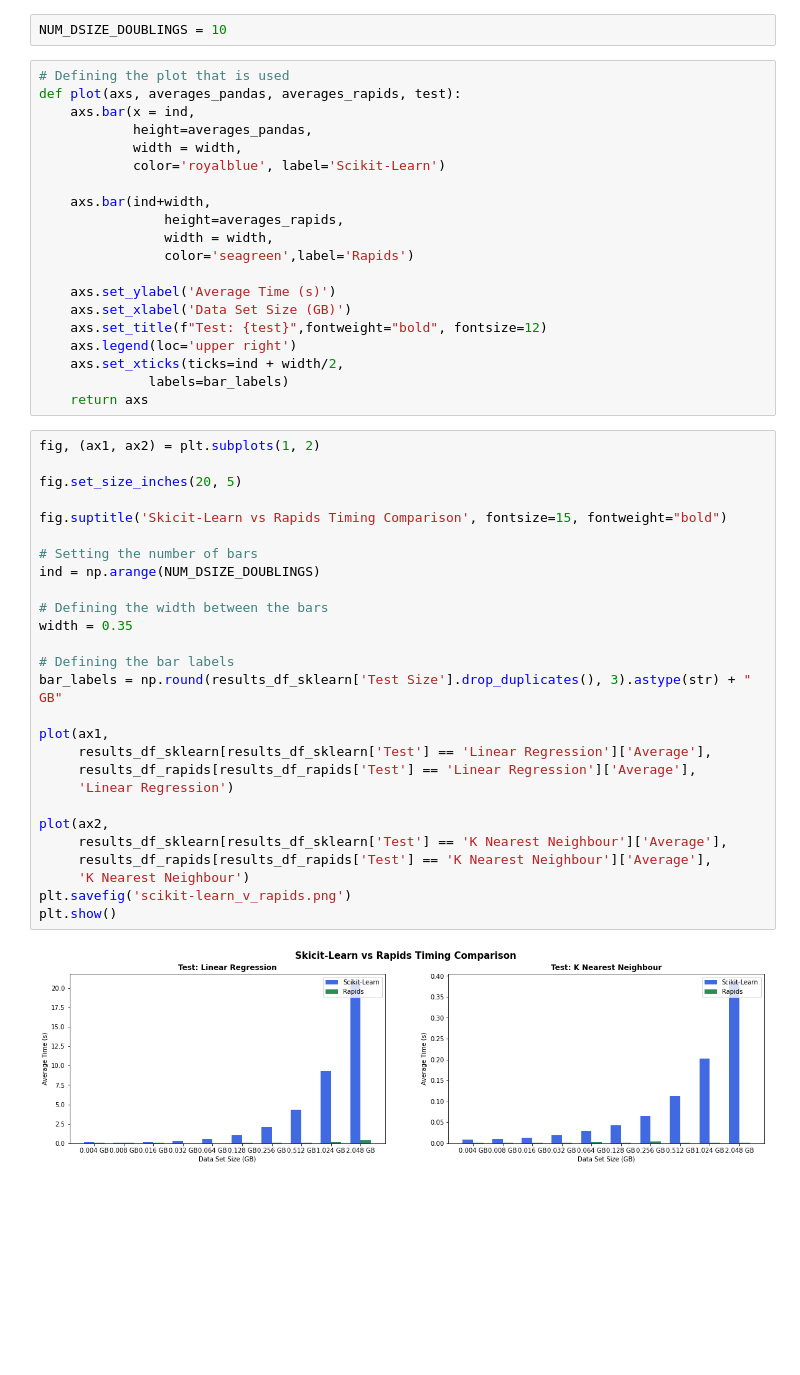
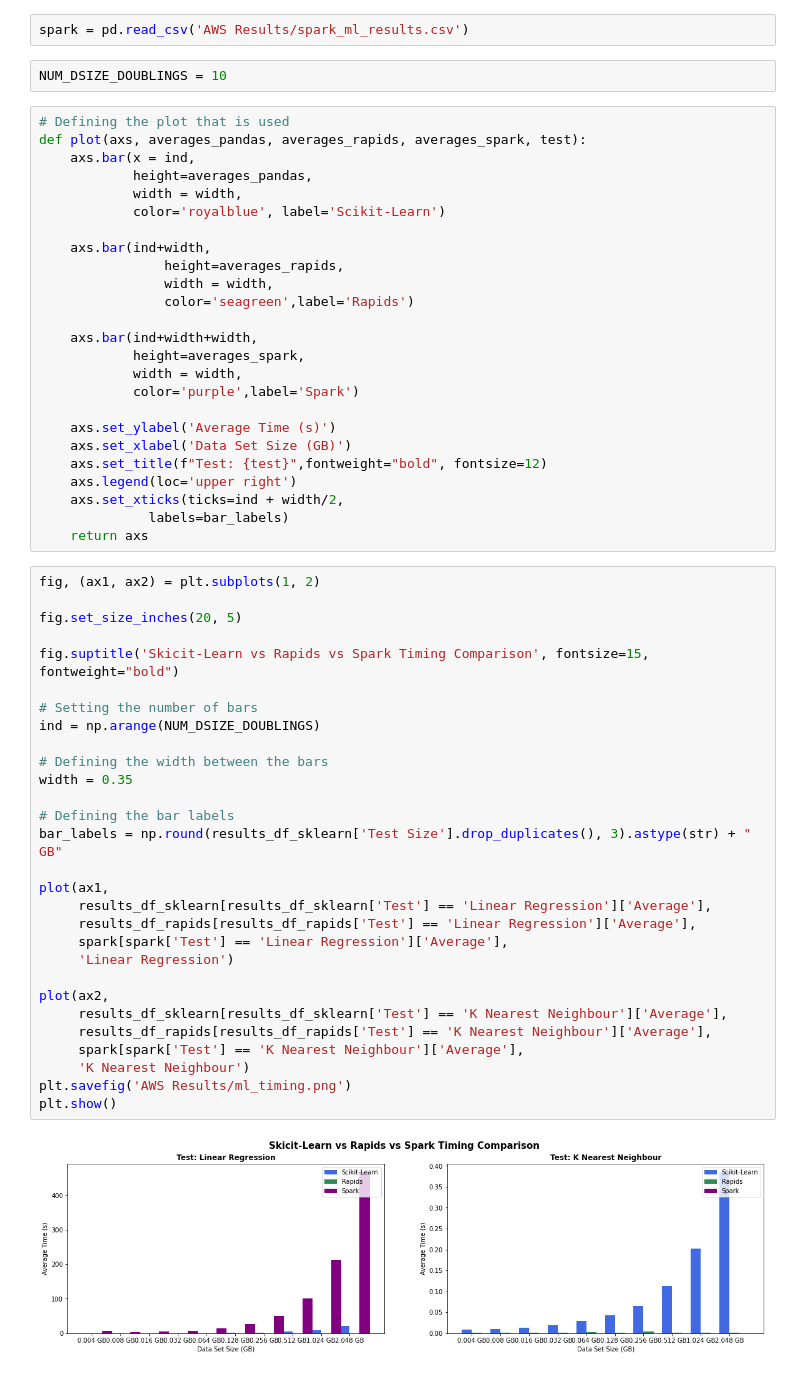
Before and after one commit to avickars/rapids-blog-post, a Jupyter notebook: ML Timing Viz.ipynb, the cells around one changed output. Saved outputs shown, nothing was run; the diff lists cells and outputs as text; blank space fills up the shorter version.

Commit message:
Completed ML AWS Comparison

```diff
--- a/ML Timing Viz.ipynb
+++ b/ML Timing Viz.ipynb
@@ -28,8 +14,10 @@ results_df_rapids[results_df_rapids['Test'] == 'Linear Regression']
+# %%
+spark = pd.read_csv('AWS Results/spark_ml_results.csv')
 # %%
 NUM_DSIZE_DOUBLINGS = 10
 # %%
 # Defining the plot that is used
-def plot(axs, averages_pandas, averages_rapids, test):
+def plot(axs, averages_pandas, averages_rapids, averages_spark, test):
     axs.bar(x = ind,
             height=averages_pandas,
             width = width,
@@ -40,6 +28,11 @@ def plot(axs, averages_pandas, averages_rapids, test):
                 width = width,
                 color='seagreen',label='Rapids')
 
+    axs.bar(ind+width+width,
+            height=averages_spark,
+            width = width,
+            color='purple',label='Spark')
+
     axs.set_ylabel('Average Time (s)')
     axs.set_xlabel('Data Set Size (GB)')
     axs.set_title(f"Test: {test}",fontweight="bold", fontsize=12)
@@ -50,29 +43,31 @@ def plot(axs, averages_pandas, averages_rapids, test):
 # %%
 fig, (ax1, ax2) = plt.subplots(1, 2)
 
 fig.set_size_inches(20, 5)
 
-fig.suptitle('Skicit-Learn vs Rapids Timing Comparison', fontsize=15, fontweight="bold")
+fig.suptitle('Skicit-Learn vs Rapids vs Spark Timing Comparison', fontsize=15, fontweight="bold")
 
 # Setting the number of bars
 ind = np.arange(NUM_DSIZE_DOUBLINGS)
 
 # Defining the width between the bars
 width = 0.35
 
 # Defining the bar labels
 bar_labels = np.round(results_df_sklearn['Test Size'].drop_duplicates(), 3).astype(str) + " GB"
 
 plot(ax1,
      results_df_sklearn[results_df_sklearn['Test'] == 'Linear Regression']['Average'],
      results_df_rapids[results_df_rapids['Test'] == 'Linear Regression']['Average'],
+     spark[spark['Test'] == 'Linear Regression']['Average'],
      'Linear Regression')
 
 plot(ax2,
      results_df_sklearn[results_df_sklearn['Test'] == 'K Nearest Neighbour']['Average'],
      results_df_rapids[results_df_rapids['Test'] == 'K Nearest Neighbour']['Average'],
+     spark[spark['Test'] == 'K Nearest Neighbour']['Average'],
      'K Nearest Neighbour')
-plt.savefig('scikit-learn_v_rapids.png')
+plt.savefig('AWS Results/ml_timing.png')
 plt.show()
 # %% [output]
-[figure, old version]
+[figure, new version]
```
Also changed, not shown: parts of 3 cells of this notebook, 11 other files.
